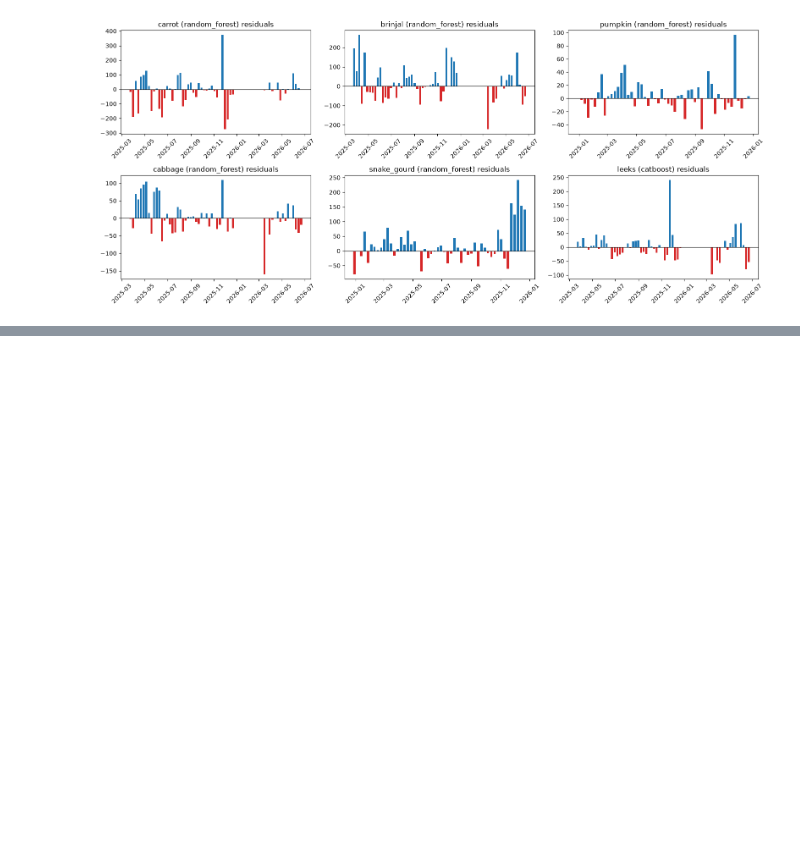
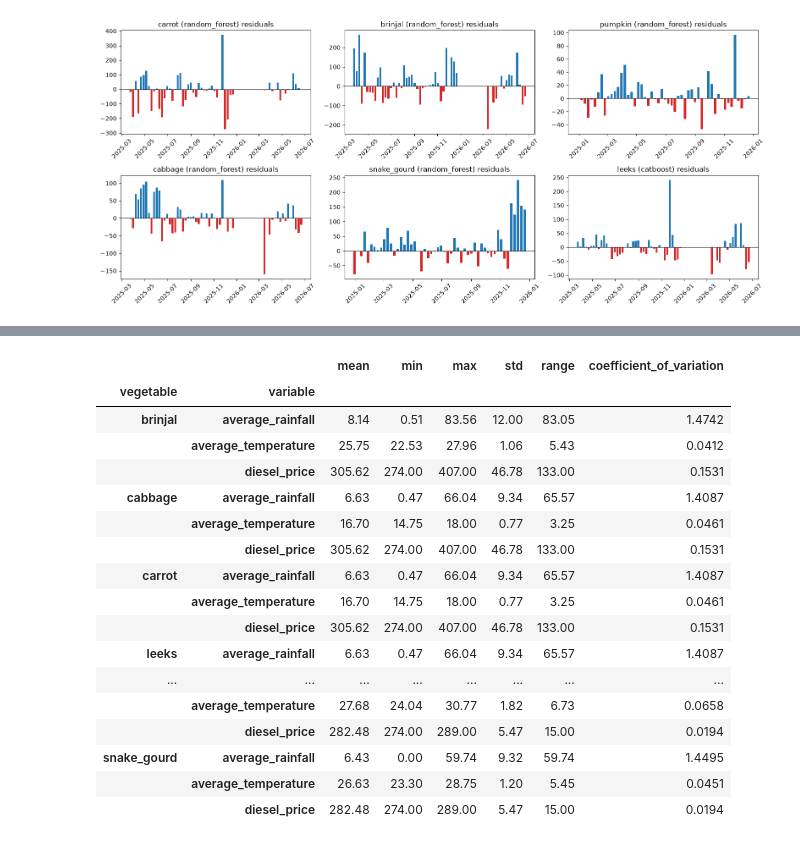
Before and after one commit to ZeroWillHero/vege-predict, a Jupyter notebook: notebooks/03_model_results.ipynb, the cells around one changed output, grey strips where cells are left out. Drawn from its saved outputs; the diff is of its cells as text; code cells hidden in the pictures; blank space fills up the shorter version.

```diff
--- a/notebooks/03_model_results.ipynb
+++ b/notebooks/03_model_results.ipynb
@@ -269,0 +340,44 @@ plt.tight_layout(); plt.show()
+# %%
+exog_columns = ['average_temperature', 'average_rainfall', 'diesel_price']
+holdout_ranges = predictions.groupby('vegetable')['date'].agg(['min', 'max'])
+
+exog_frames = []
+for veg in vegetables:
+    veg_df = pd.read_csv(f'../data/processed/{veg}.csv', parse_dates=['date'])
+    start, end = holdout_ranges.loc[veg, 'min'], holdout_ranges.loc[veg, 'max']
+    veg_holdout = veg_df[(veg_df['date'] >= start) & (veg_df['date'] <= end)].copy()
+    veg_holdout['vegetable'] = veg
+    exog_frames.append(veg_holdout[['vegetable'] + exog_columns])
+exog_holdout = pd.concat(exog_frames, ignore_index=True)
+
+exog_variability = (
+    exog_holdout.melt(id_vars='vegetable', value_vars=exog_columns, var_name='variable', value_name='value')
+    .groupby(['vegetable', 'variable'])['value']
+    .agg(mean='mean', min='min', max='max', std='std')
+    .round(2)
+)
+exog_variability['range'] = (exog_variability['max'] - exog_variability['min']).round(2)
+exog_variability['coefficient_of_variation'] = (exog_variability['std'] / exog_variability['mean']).round(4)
+
+os.makedirs('../results/tables', exist_ok=True)
+exog_variability.to_csv('../results/tables/exogenous_variability_summary.csv')
+exog_variability
+# %% [output]
+|  |  | mean | min | max | std | range | coefficient_of_variation |
+| vegetable | variable |  |  |  |  |  |  |
+| brinjal | average_rainfall | 8.14 | 0.51 | 83.56 | 12.00 | 83.05 | 1.4742 |
+|  | average_temperature | 25.75 | 22.53 | 27.96 | 1.06 | 5.43 | 0.0412 |
+|  | diesel_price | 305.62 | 274.00 | 407.00 | 46.78 | 133.00 | 0.1531 |
+| cabbage | average_rainfall | 6.63 | 0.47 | 66.04 | 9.34 | 65.57 | 1.4087 |
+|  | average_temperature | 16.70 | 14.75 | 18.00 | 0.77 | 3.25 | 0.0461 |
+|  | diesel_price | 305.62 | 274.00 | 407.00 | 46.78 | 133.00 | 0.1531 |
+| carrot | average_rainfall | 6.63 | 0.47 | 66.04 | 9.34 | 65.57 | 1.4087 |
+|  | average_temperature | 16.70 | 14.75 | 18.00 | 0.77 | 3.25 | 0.0461 |
+|  | diesel_price | 305.62 | 274.00 | 407.00 | 46.78 | 133.00 | 0.1531 |
+| leeks | average_rainfall | 6.63 | 0.47 | 66.04 | 9.34 | 65.57 | 1.4087 |
+| ... | ... | ... | ... | ... | ... | ... | ... |
+|  | average_temperature | 27.68 | 24.04 | 30.77 | 1.82 | 6.73 | 0.0658 |
+|  | diesel_price | 282.48 | 274.00 | 289.00 | 5.47 | 15.00 | 0.0194 |
+| snake_gourd | average_rainfall | 6.43 | 0.00 | 59.74 | 9.32 | 59.74 | 1.4495 |
+|  | average_temperature | 26.63 | 23.30 | 28.75 | 1.20 | 5.45 | 0.0451 |
+|  | diesel_price | 282.48 | 274.00 | 289.00 | 5.47 | 15.00 | 0.0194 |
```
Also changed, not shown: parts of 13 cells of this notebook, 4 other files.
